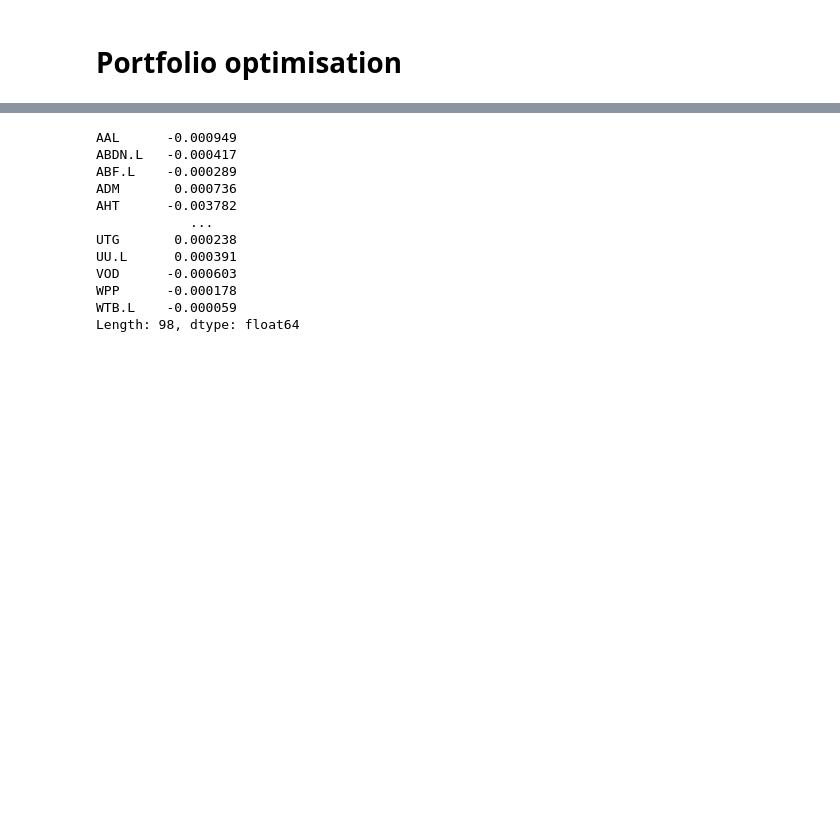
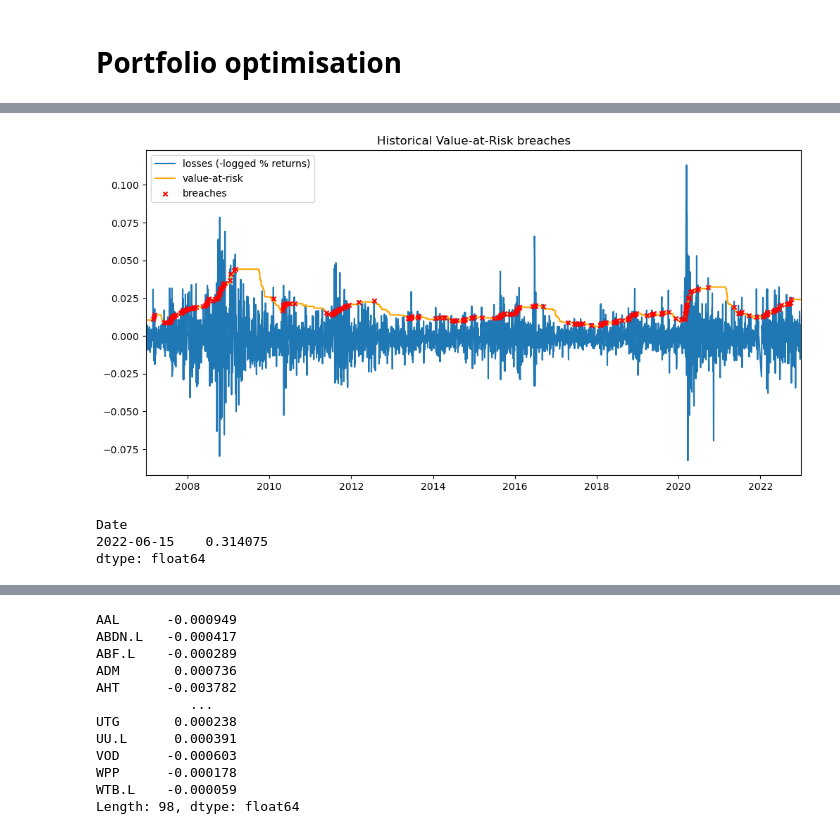
Before and after one commit to Johanlai/risk_management, a Jupyter notebook: VaR.ipynb, the cells around one changed output, grey strips where cells are left out. Cells and saved outputs as stored; diff of their text form; code cells hidden in the pictures; blank space fills up the shorter version.

Commit message:
added breaches function

```diff
--- a/VaR.ipynb
+++ b/VaR.ipynb
@@ -33,0 +63,17 @@ x.Efficient_Frontier(n=10000)
+# %%
+plt.figure(figsize=(12,6))
+plt.plot(-port_returns[245:],label='losses (-logged % returns)')
+plt.plot(-value_at_risk, color='orange',label='value-at-risk')
+plt.scatter(var.breaches(port_returns,value_at_risk).index,-var.breaches(port_returns,value_at_risk),color='r',marker='x',zorder=2, s=20, label='breaches')
+plt.margins(x=0)
+plt.title('Historical Value-at-Risk breaches')
+plt.legend()
+plt.show()
+# %% [output]
+[figure, added]
+# %%
+port_returns[port_returns>0.2]
+# %% [output]
+Date
+2022-06-15    0.314075
+dtype: float64
```
Also changed, not shown: parts of 14 cells of this notebook, 2 other files.
